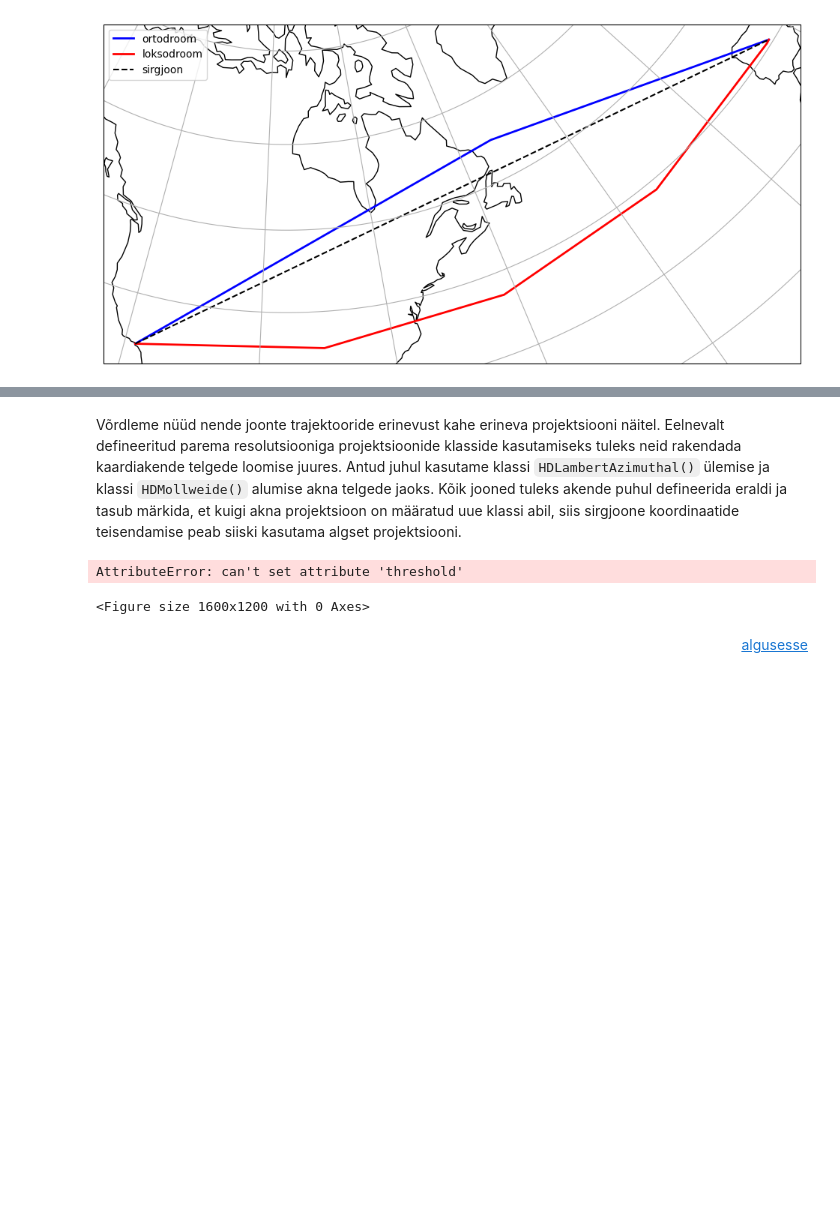
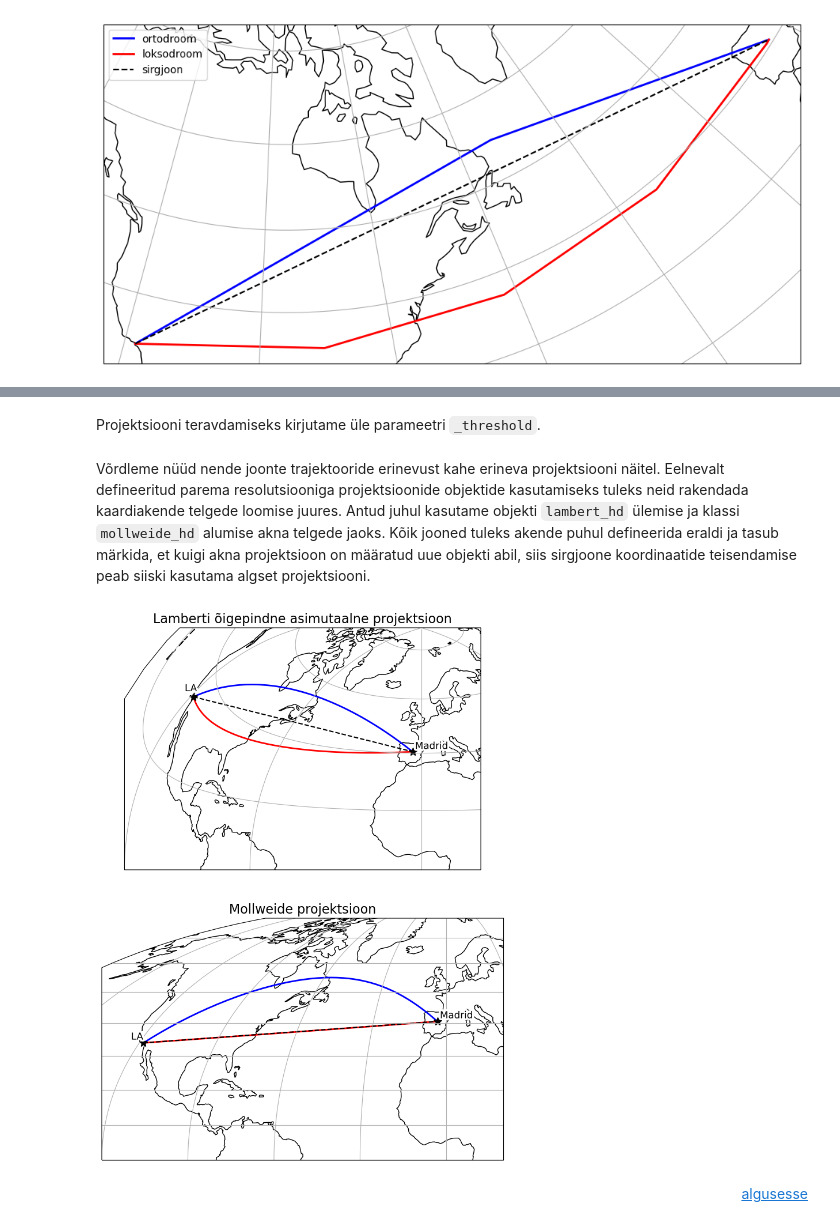
Before and after one commit to LandscapeGeoinformatics/mcarto, a Jupyter notebook: Kaardielemendid.ipynb, the cells around one changed output, grey strips where cells are left out. Cells and saved outputs as stored; diff of their text form; code cells hidden in the pictures; blank space fills up the shorter version.

```diff
--- a/Kaardielemendid.ipynb
+++ b/Kaardielemendid.ipynb
@@ -181,10 +167,16 @@ class HDMollweide(ccrs.Mollweide):
+# %%
+# Kõrgema resolutsiooniga projektsioonide objektid
+lambert_hd = ccrs.LambertAzimuthalEqualArea()
+mollweide_hd = ccrs.Mollweide()
+# %% [markdown]
+Projektsiooni teravdamiseks kirjutame üle parameetri `_threshold`.
+# %%
+# Muudame resolutsiooni 100 korda kõrgemaks
+lambert_hd._threshold = lambert_hd._threshold/100
+mollweide_hd._threshold = mollweide_hd._threshold/100
 # %% [markdown]
-Võrdleme nüüd nende joonte trajektooride erinevust kahe erineva projektsiooni näitel. Eelnevalt defineeritud parema resolutsiooniga projektsioonide klasside kasutamiseks tuleks neid rakendada kaardiakende telgede loomise juures. Antud juhul kasutame klassi <code>HDLambertAzimuthal()</code> ülemise ja klassi <code>HDMollweide()</code> alumise akna telgede jaoks. Kõik jooned tuleks akende puhul defineerida eraldi ja tasub märkida, et kuigi akna projektsioon on määratud uue klassi abil, siis sirgjoone koordinaatide teisendamise peab siiski kasutama algset projektsiooni.
+Võrdleme nüüd nende joonte trajektooride erinevust kahe erineva projektsiooni näitel. Eelnevalt defineeritud parema resolutsiooniga projektsioonide objektide kasutamiseks tuleks neid rakendada kaardiakende telgede loomise juures. Antud juhul kasutame objekti <code>lambert_hd</code> ülemise ja klassi <code>mollweide_hd</code> alumise akna telgede jaoks. Kõik jooned tuleks akende puhul defineerida eraldi ja tasub märkida, et kuigi akna projektsioon on määratud uue objekti abil, siis sirgjoone koordinaatide teisendamise peab siiski kasutama algset projektsiooni.
 # %%
-# Projektsioonide objektid
-proj1 = ccrs.LambertAzimuthalEqualArea()
-proj2 = ccrs.Mollweide()
-
 # Ulatus
 extent = (-120, 20, 0, 60)
 
@@ -192,8 +184,8 @@ plt.figure(figsize=(16, 12))
 
 # Esimene teljestik
 
-# Määrame joonise projektsiooniks eelnevalt loodud parema resolutsiooniga klassi
-ax1 = plt.subplot(2, 1, 1, projection=HDLambertAzimuthal())
+# Määrame joonise projektsiooniks eelnevalt loodud parema resolutsiooniga objekti
+ax1 = plt.subplot(2, 1, 1, projection=lambert_hd)
 ax1.coastlines()
 ax1.gridlines()
 # Ortodroom
@@ -227,41 +219,40 @@ ax1.set_extent(extent)
 
 # Teine teljestik
 
-# Määrame joonise projektsiooniks eelnevalt loodud parema resolutsiooniga klassi
-ax2 = plt.subplot(2, 1, 2, projection=HDMollweide())
+# Määrame joonise projektsiooniks eelnevalt loodud parema resolutsiooniga objekti
+ax2 = plt.subplot(2, 1, 2, projection=mollweide_hd)
 ax2.coastlines()
 ax2.gridlines()
 # Ortodroom
 ax2.plot(
     [la_lon, mad_lon], [la_lat, mad_lat], color='blue', linewidth=2, transform=ccrs.Geodetic()
 )
 # Loksodroom
 ax2.plot(
     [la_lon, mad_lon], [la_lat, mad_lat], color='red', linewidth=2, transform=ccrs.PlateCarree()
 )
 # Koordinaatide transformeerimine
 la_lon_tp2, la_lat_tp2 = proj2.transform_point(la_lon, la_lat, ccrs.Geodetic())
 mad_lon_tp2, mad_lat_tp2 = proj2.transform_point(mad_lon, mad_lat, ccrs.Geodetic())
 # Sirgjoon kahe linna vahel
 ax2.plot(
     [la_lon_tp2, mad_lon_tp2], [la_lat_tp2, mad_lat_tp2], color='black', linestyle='--', transform=proj2
 )
 # Punktid linnade tähistamiseks
 ax2.plot(
     [la_lon_tp2, mad_lon_tp2], [la_lat_tp2, mad_lat_tp2],
     color='black', marker='*', markersize=10, linestyle='None', transform=proj2
 )
 # Linnade nimed
 txt1 = ax2.text(la_lon-1, la_lat+1, 'LA', fontsize=12, horizontalalignment='right', transform=ccrs.Geodetic())
 txt1.set_path_effects([PathEffects.withStroke(linewidth=5, foreground='w')]) # halo teksti ümber
 txt2 = ax2.text(mad_lon+1, mad_lat+1, 'Madrid', fontsize=12, horizontalalignment='left', transform=ccrs.Geodetic())
 txt2.set_path_effects([PathEffects.withStroke(linewidth=5, foreground='w')])
 # Joonise pealkiri
 ax2.set_title('Mollweide projektsioon', fontsize=16)
 ax2.set_extent(extent)
 # %% [output]
-AttributeError: can't set attribute 'threshold'
-<Figure size 1600x1200 with 0 Axes>
+[figure, added]
 # %% [markdown]
 <div style="text-align:right">
     <a href="#intro">algusesse</a>
```
Also changed, not shown: parts of 5 cells of this notebook.
